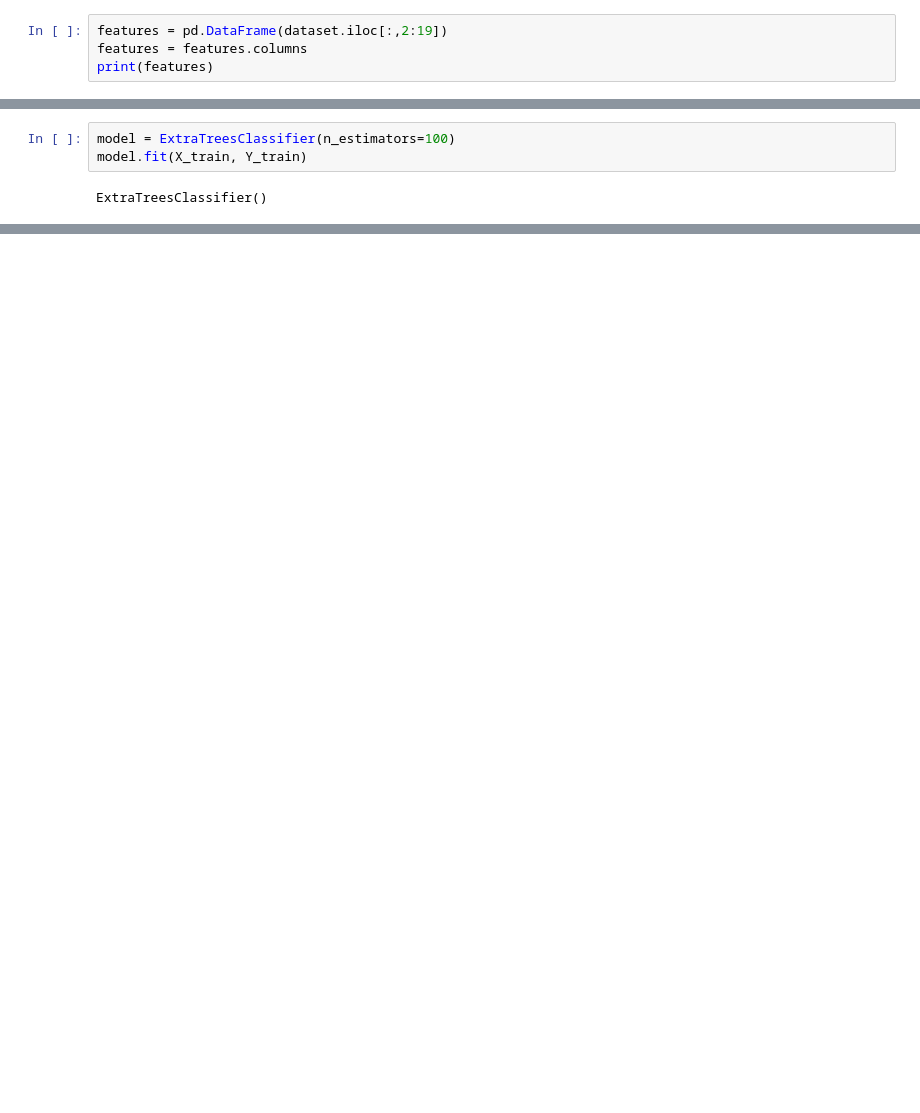
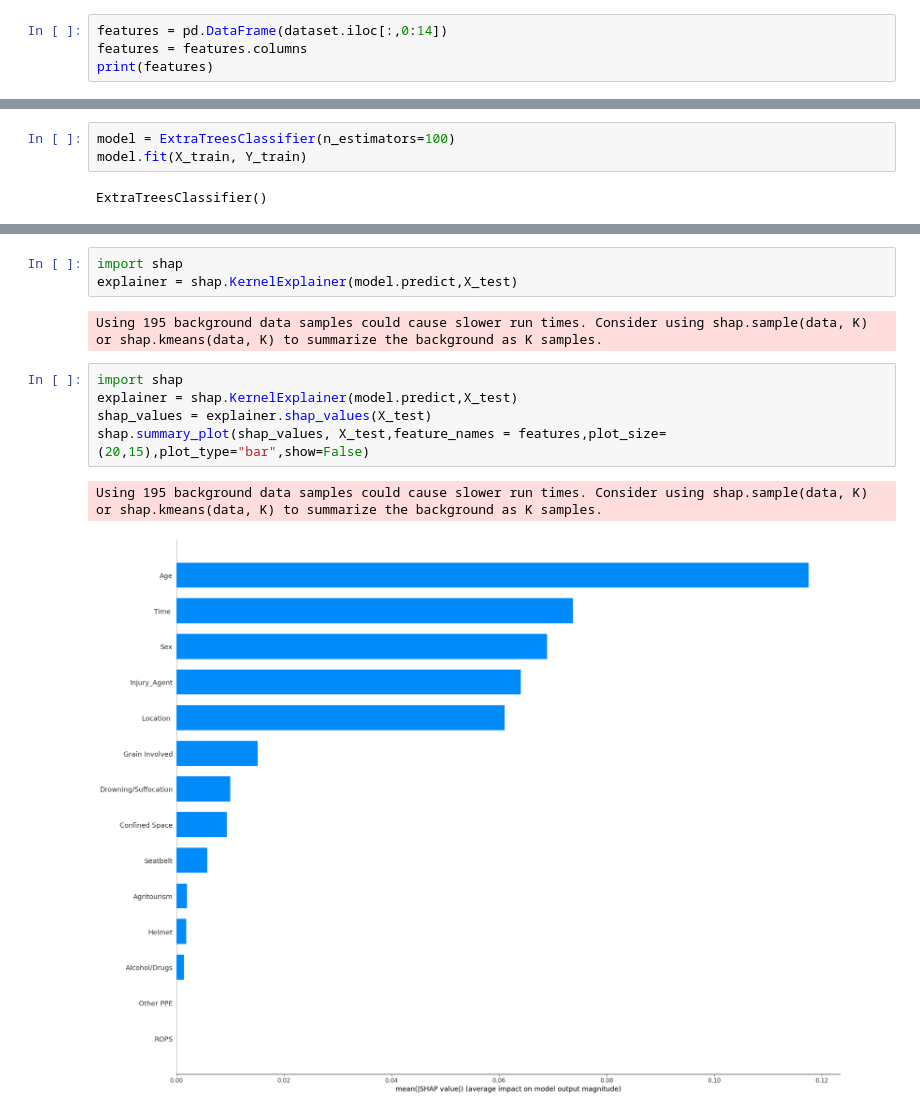
Before and after one commit to EddieZ18326/SSTP-Injury-Projects, a Jupyter notebook: Agriculture/Ensemble/CRF.ipynb, the cells around one changed output, grey strips where cells are left out. Cells and saved outputs as stored; diff of their text form; blank space fills up the shorter version.

```diff
--- a/Agriculture/Ensemble/CRF.ipynb
+++ b/Agriculture/Ensemble/CRF.ipynb
@@ -38,7 +38,7 @@ print(Y_train.shape)
 (776, 14)
 (776, 1)
 # %%
-features = pd.DataFrame(dataset.iloc[:,2:19])
+features = pd.DataFrame(dataset.iloc[:,0:14])
 features = features.columns
 print(features)
 # %% [output]
@@ -99,0 +103,13 @@ weighted avg   0.697390  0.692308  0.694785       195
+# %%
+import shap
+explainer = shap.KernelExplainer(model.predict,X_test)
+# %% [output]
+Using 195 background data samples could cause slower run times. Consider using shap.sample(data, K) or shap.kmeans(data, K) to summarize the background as K samples.
+# %%
+import shap
+explainer = shap.KernelExplainer(model.predict,X_test)
+shap_values = explainer.shap_values(X_test)
+shap.summary_plot(shap_values, X_test,feature_names = features,plot_size=(20,15),plot_type="bar",show=False)
+# %% [output]
+Using 195 background data samples could cause slower run times. Consider using shap.sample(data, K) or shap.kmeans(data, K) to summarize the background as K samples.
+[figure, added]
```
Also changed, not shown: parts of 4 cells of this notebook, 10 other files.
